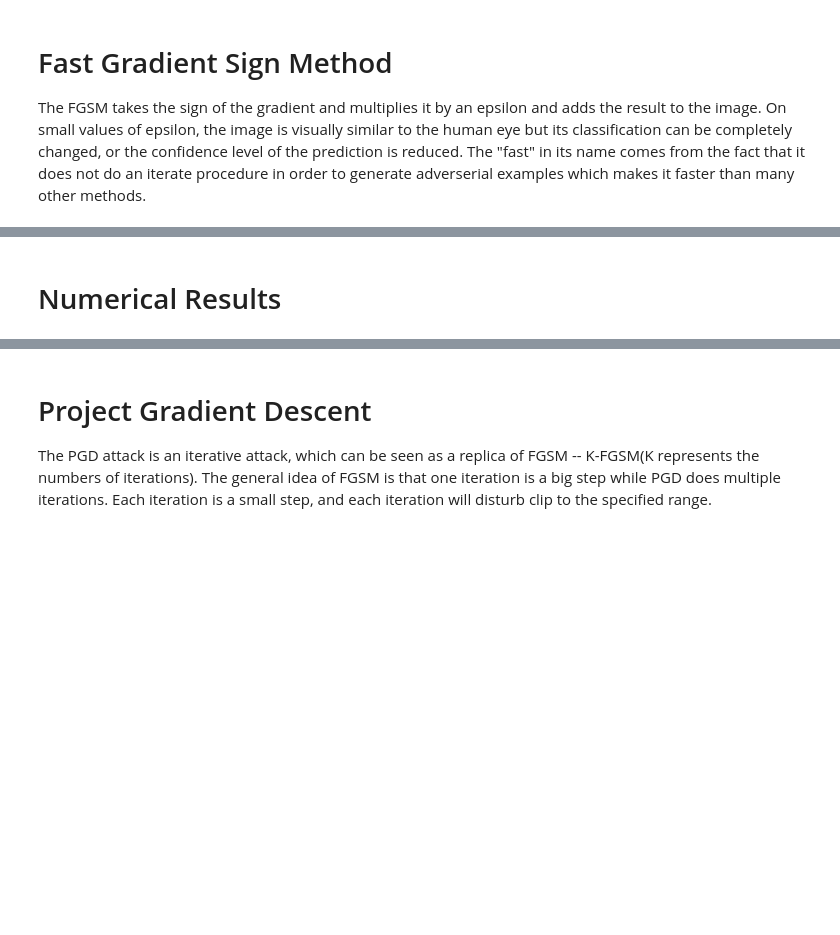
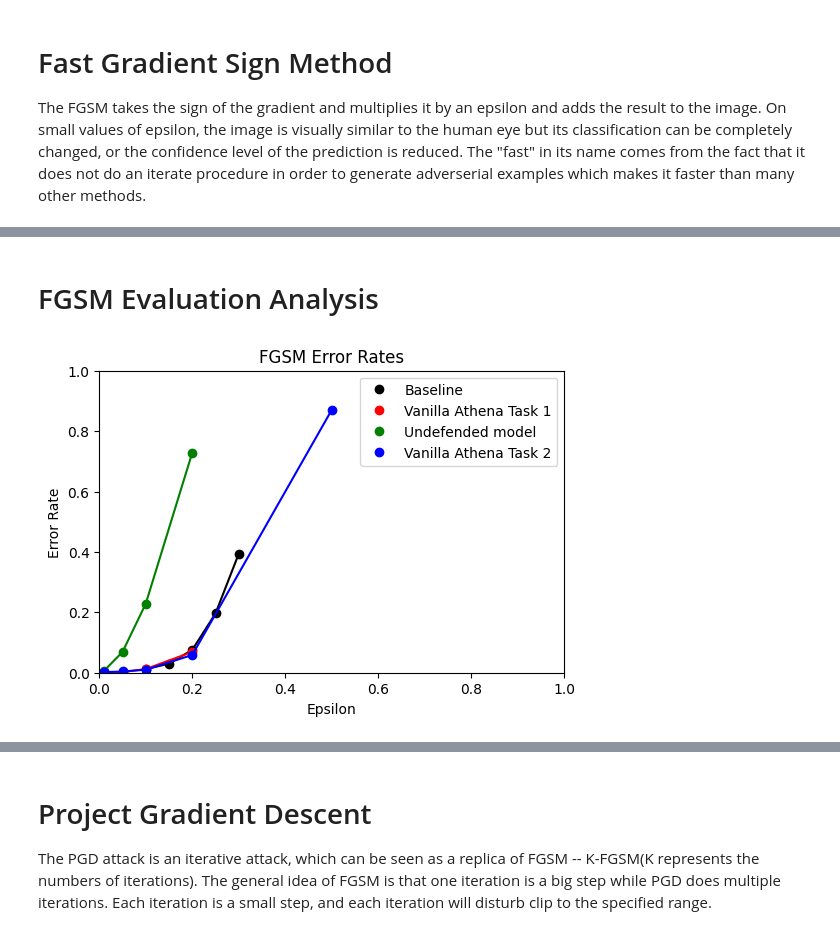
Before and after one commit to Arleycht/project-athena, a Jupyter notebook: Task2/Task2_Report.ipynb, the cells around one changed output, grey strips where cells are left out. Drawn from its saved outputs; the diff is of its cells as text; code cells hidden in the pictures; blank space fills up the shorter version.

```diff
--- a/Task2/Task2_Report.ipynb
+++ b/Task2/Task2_Report.ipynb
@@ -108,55 +161,60 @@ The FGSM takes the sign of the gradient and multiplies it by an epsilon and adds
-# %% [markdown]
-# Numerical Results
+# %% [markdown]
+# FGSM Evaluation Analysis
 # %%
 import numpy as np
 import numpy.polynomial.polynomial as poly
 import matplotlib.pyplot as plt
+# %%
+def plotgraphs(graphs):
+    handles = []
+
+    for graph in graphs:
+        x = np.array(graph['x'])
+        y = np.array(graph['y'])
+
+        l, = plt.plot(x, y, graph['color'] + 'o', label=graph['title'])
+        plt.plot(x, y, graph['color'], label=graph['title'])
+
+        handles.append(l)
+
+    plt.legend(handles=handles)
+    plt.show()
 # %%
 graphs = [
     {
-        'title': 'Baseline model',
+        'title': 'Baseline',
         'color': 'k',
         'x': [0.1, 0.15, 0.2, 0.25, 0.3],
-        'y': [
-            0.011493094061901401,
-            0.030345800988002825,
-            0.07561246093356185,
-            0.19628994858352655,
-            0.39419296300030243
-        ]
+        'y': [0.011493094061901401, 0.030345800988002825, 0.07561246093356185, 0.19628994858352655, 0.39419296300030243]
+    },
+    {
+        'title': 'Vanilla Athena Task 1',
+        'color': 'r',
+        'x': [0.01, 0.05, 0.1, 0.2],
+        'y': [0.0020242914979757085, 0.0020242914979757085, 0.012145748987854251, 0.06882591093117409]
     },
     {
         'title': 'Undefended model',
-        'color': 'r',
-        'x': [0.01, 0.05, 0.1, 0.2],
-        'y': [
-            0.006072874493927126,
-            0.06882591093117409,
-            0.22874493927125505,
-            0.728744939271255
-        ]
-    },
-    {
-        'title': 'Vanilla Athena Task 1',
         'color': 'g',
         'x': [0.01, 0.05, 0.1, 0.2],
-        'y': [
-            0.0020242914979757085,
-            0.0020242914979757085,
-            0.012145748987854251,
-            0.06882591093117409
-        ]
+        'y': [0.006072874493927126, 0.06882591093117409, 0.22874493927125505, 0.728744939271255]
     },
     {
         'title': 'Vanilla Athena Task 2',
         'color': 'b',
         'x': [0.01, 0.05, 0.1, 0.2, 0.5],
-        'y': [
-            0.0020242914979757085,
-            0.004048582995951417,
-            0.010121457489878543,
-            0.058704453441295545,
-            0.8704453441295547
-        ]
+        'y': [0.0020242914979757085, 0.004048582995951417, 0.010121457489878543, 0.058704453441295545,0.8704453441295547]
     }
 ]
+
+fig = plt.figure(dpi=100)
+plt.title('FGSM Error Rates')
+plt.xlabel('Epsilon')
+plt.ylabel('Error Rate')
+
+plt.xlim(0, 1)
+plt.ylim(0, 1)
+
+plotgraphs(graphs)
+# %% [output]
+[figure, added]
```
Also changed, not shown: parts of 22 cells of this notebook.
